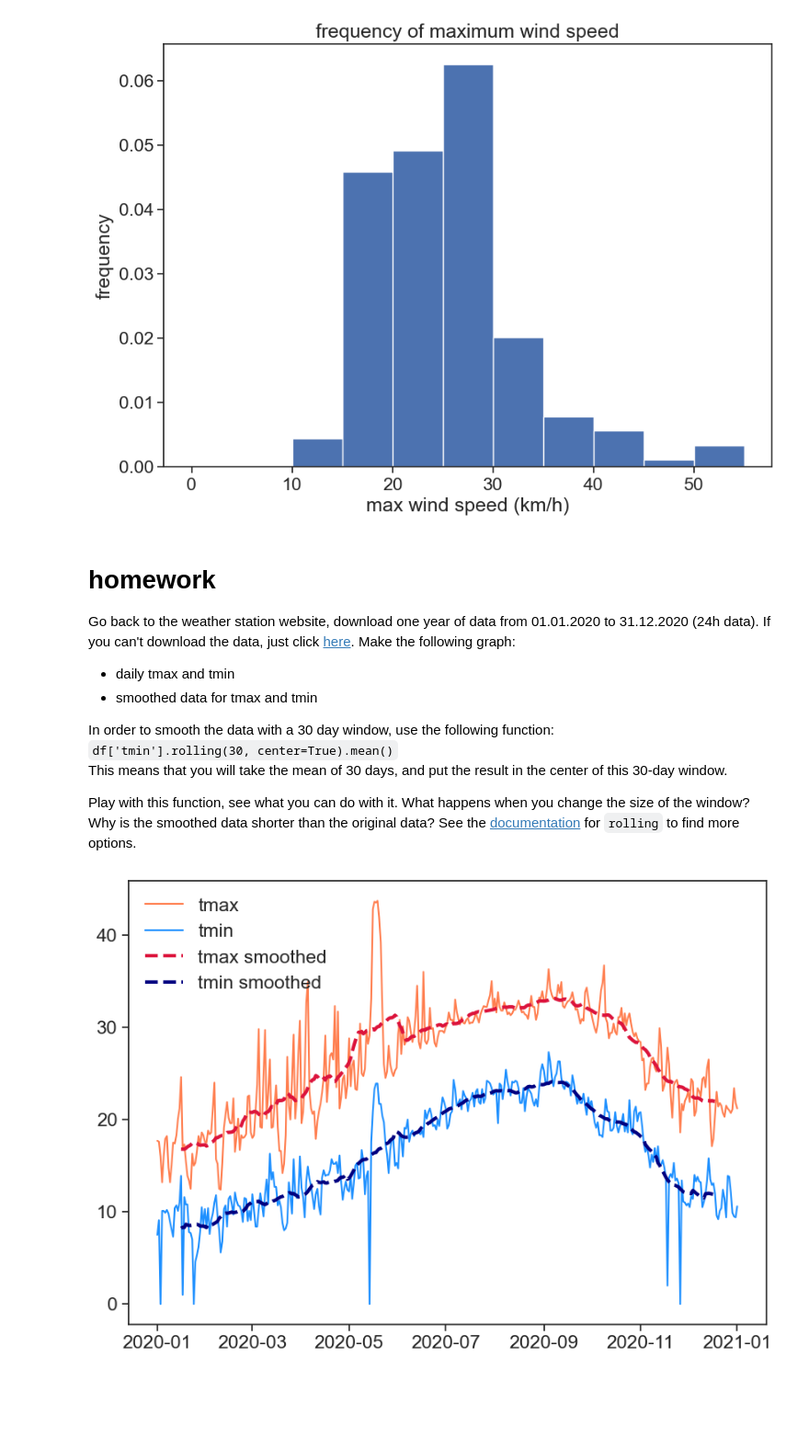
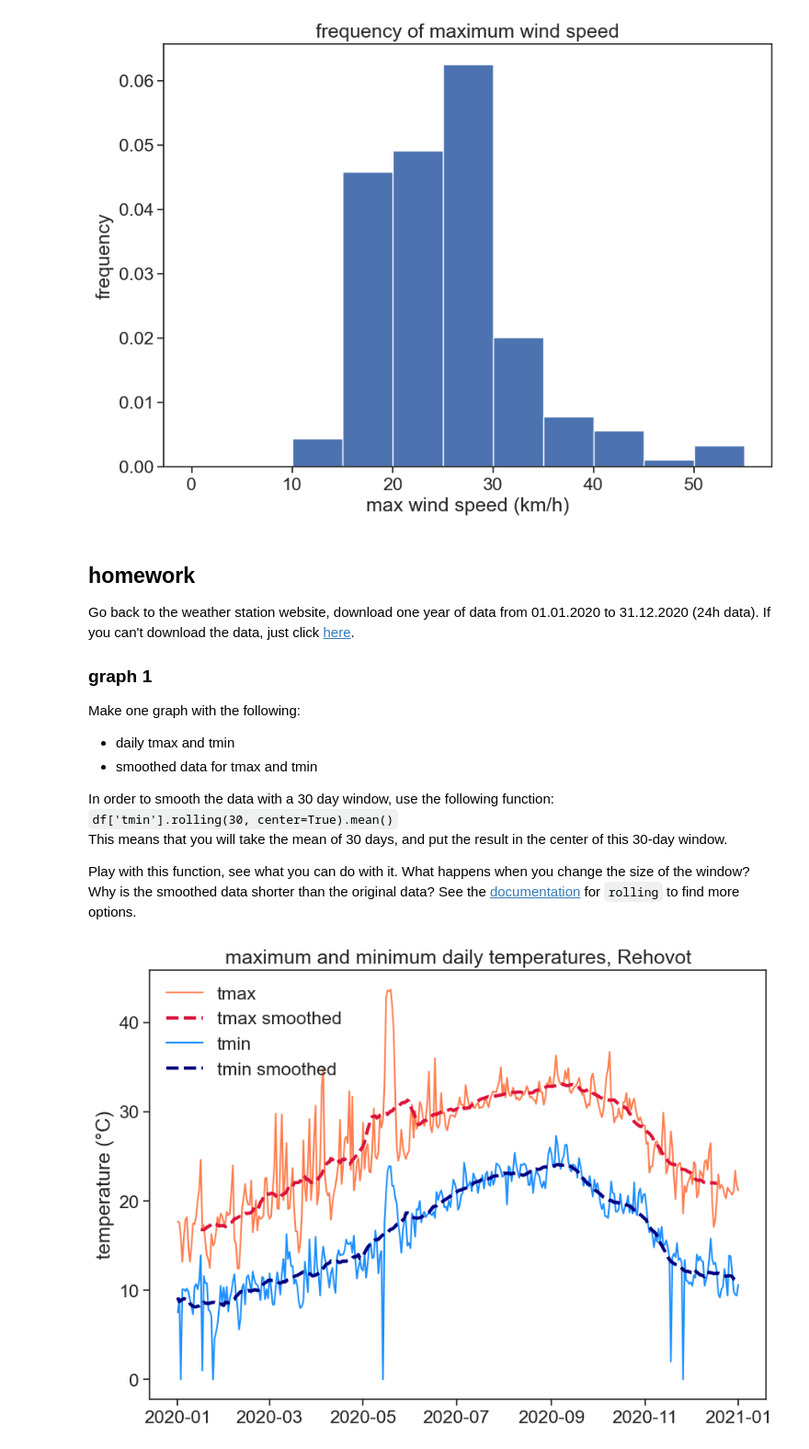
Before and after one commit to yairmau/surface-hydrology, a Jupyter notebook: introduction/introduction-exercises.ipynb, the cells around one changed output. Shown at 92% size. Drawn from its saved outputs; the diff is of its cells as text; code cells hidden in the pictures; blank space fills up the shorter version.

```diff
--- a/introduction/introduction-exercises.ipynb
+++ b/introduction/introduction-exercises.ipynb
@@ -277,10 +277,14 @@ plt.savefig("wind-histogram.png")
 # %% [output]
 [figure]
 # %% [markdown]
-# homework
+## homework
 
 Go back to the weather station website, download one year of data from 01.01.2020 to 31.12.2020 (24h data). If you can't download the data, just click <a href="1year.csv" download>here</a>.
-Make the following graph:
+
+### graph 1
+
+Make one graph with the following:
+
 - daily tmax and tmin
 - smoothed data for tmax and tmin
 
@@ -292,21 +296,24 @@ Play with this function, see what you can do with it. What happens when you chan
 # %%
 fig, ax = plt.subplots(figsize=(10,7))
 col_names = ['date', 'tmax', 'tmin', 'wind', 'rain24h', 'rain_cumulative']
 df2 = pd.read_csv("1year.csv",
                   skiprows=5,
                   encoding='latin1',
                   names=col_names,
                   parse_dates=['date'],
                   dayfirst=True,
                   index_col='date'
                  )
-plt.plot(df2['tmax'], label='tmax', color="coral")
-plt.plot(df2['tmin'], label='tmin', color="dodgerblue")
-tmin_smooth = df2['tmin'].rolling(30, center=True).mean()
+tmin_smooth = df2['tmin'].rolling('30D', center=True).mean()
 tmax_smooth = df2['tmax'].rolling(30, center=True).mean()
-plt.plot(tmax_smooth, label='tmax smoothed', color="crimson", linestyle="--", linewidth=3)
-plt.plot(tmin_smooth, label='tmin smoothed', color="navy", linestyle="--", linewidth=3)
-plt.legend(frameon=False)
+ax.plot(df2['tmax'], label='tmax', color="coral")
+ax.plot(tmax_smooth, label='tmax smoothed', color="crimson", linestyle="--", linewidth=3)
+ax.plot(df2['tmin'], label='tmin', color="dodgerblue")
+ax.plot(tmin_smooth, label='tmin smoothed', color="navy", linestyle="--", linewidth=3)
+ax.legend(frameon=False)
+ax.set(ylabel='temperature (°C)',
+       title='maximum and minimum daily temperatures, Rehovot'
+      )
 plt.savefig("t_smoothed.png")
 # %% [output]
-[figure, old version]
+[figure, new version]
```
Also changed, not shown: parts of 3 cells of this notebook, 32 other files.
